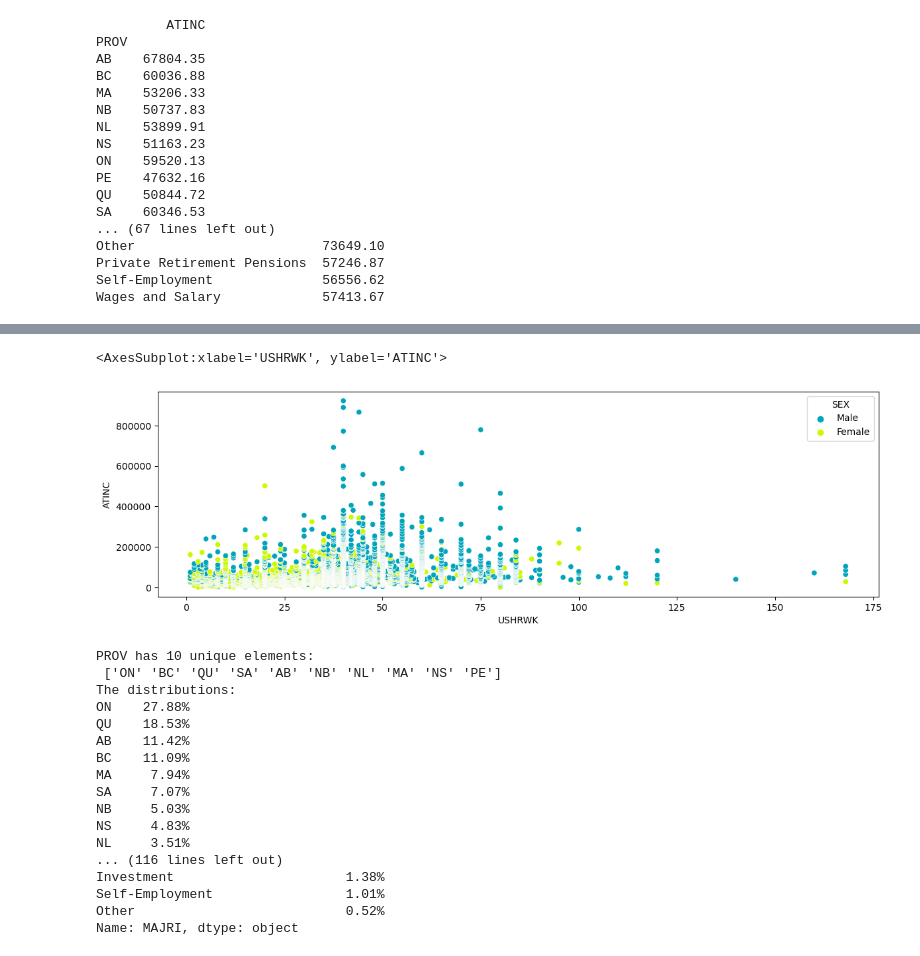
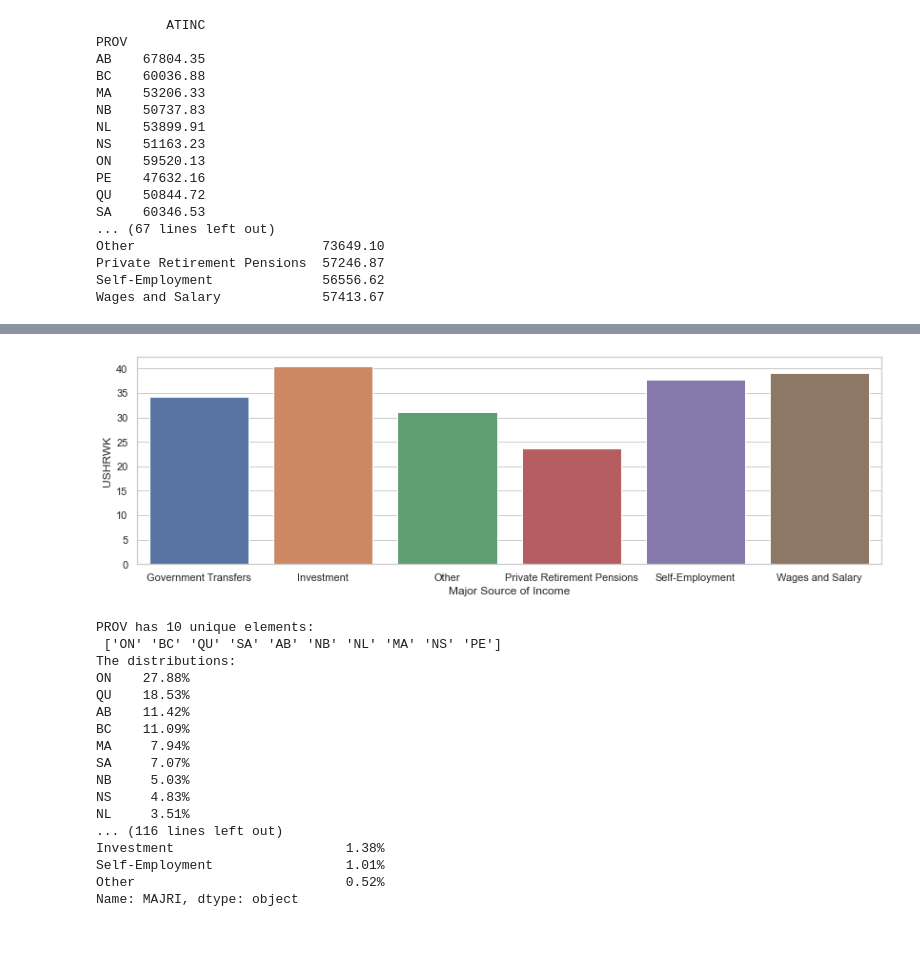
Before and after one commit to Hooplie/CMPT353-Final-Project, a Jupyter notebook: projectnotebook.ipynb, the cells around one changed output, grey strips where cells are left out. Cells and saved outputs as stored; diff of their text form; code cells hidden in the pictures.

```diff
--- a/projectnotebook.ipynb
+++ b/projectnotebook.ipynb
@@ -303,8 +294,10 @@ for feature in cat_features:
-# %%
-sns.scatterplot(y=df["ATINC"], x=df["USHRWK"].astype(float),hue=df["SEX"],palette='nipy_spectral')# plot_kws=dict(edgecolor="none",alpha=0.5, s=5));
-# %% [output]
-<AxesSubplot:xlabel='USHRWK', ylabel='ATINC'>
-[figure, removed]
+# %%
+# Plot of average hours worked per week and major source of income
+rcParams['figure.figsize'] = 14,4
+group = df[['MAJRI', 'USHRWK']].groupby(by=['MAJRI']).mean().round(2)
+sns.barplot(x=group.index, y=group['USHRWK']).set(xlabel='Major Source of Income');
+# %% [output]
+[figure, added]
 # %%
 # distribution of the groups in each of the categorical variables
 for col in list(cat_features.columns):
```
Also changed, not shown: parts of 25 cells of this notebook, 1 other file.
